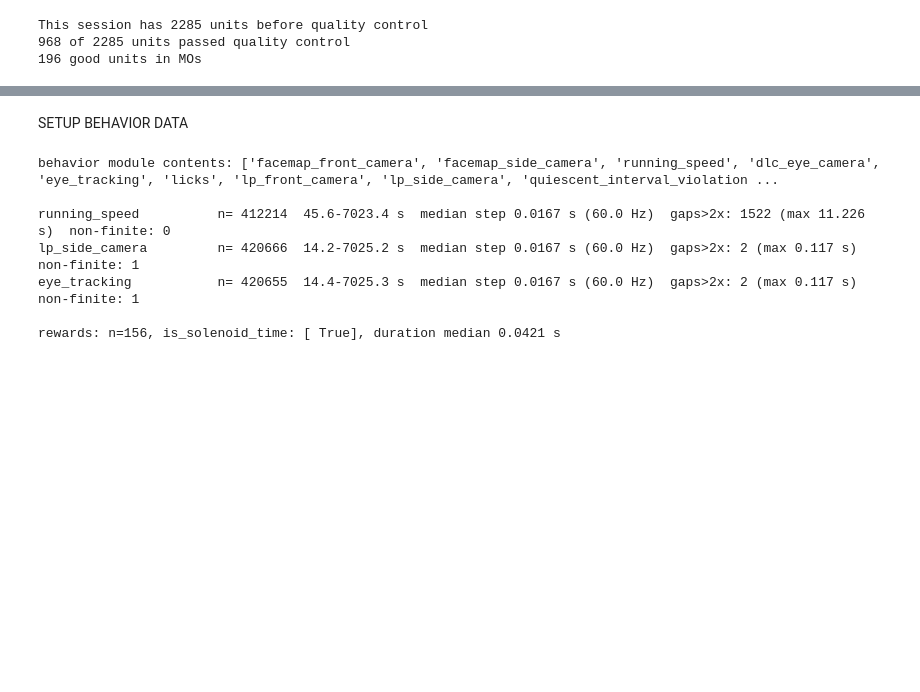
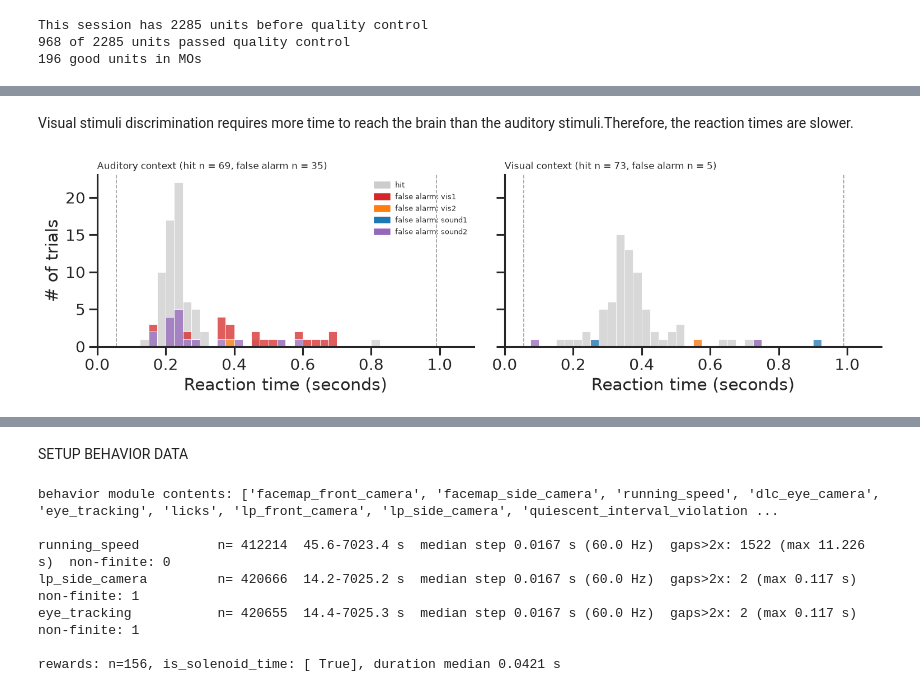
Before and after one commit to tierneydaw1/MisfiringSquad, a Jupyter notebook: code/Expectation.ipynb, the cells around one changed output, grey strips where cells are left out. Cells and saved outputs as stored; diff of their text form; code cells hidden in the pictures; blank space fills up the shorter version.

```diff
--- a/code/Expectation.ipynb
+++ b/code/Expectation.ipynb
@@ -477,0 +289,54 @@ rewarded                  0  142         0
+# %% [markdown]
+Visual stimuli discrimination requires more time to reach the brain than the auditory stimuli.Therefore, the reaction times are slower.
+# %%
+RT_BIN_WIDTH_FA = 0.025       # coarser 25 ms
+FA_STIM_COLORS = {'vis1': 'tab:red', 'vis2': 'tab:orange',
+                  'sound1': 'tab:blue', 'sound2': 'tab:purple'}
+CONTEXT_PANELS = [('aud', 'Auditory context'), ('vis', 'Visual context')]
+
+false_alarm_trials = trials[rt_trial_mask & trials.is_false_alarm
+                            & trials.reaction_time.notna()]
+
+# one hue order across both panels, so a colour means the same thing on each side
+fa_stim_present = [s for s in FA_STIM_COLORS if s in set(false_alarm_trials.stim_name)]
+
+fig, axes = plt.subplots(1, 2, figsize=(13, 4), sharex=True, sharey=True)
+
+for panel_index, (context_value, panel_title) in enumerate(CONTEXT_PANELS):
+    ax = axes[panel_index]
+    panel_hits = trials[rt_trial_mask & trials.is_hit
+                        & (trials.rewarded_modality == context_value)]
+    panel_fa = false_alarm_trials[
+        false_alarm_trials.rewarded_modality == context_value]
+
+    # hits as a grey backdrop, so the false alarms are the readable layer
+    sns.histplot(x=panel_hits.reaction_time, binwidth=RT_BIN_WIDTH_FA,
+                 binrange=(0, RT_AXIS_LIMITS[1]), color='0.8',
+                 edgecolor='white', linewidth=0.5, ax=ax)
+    sns.histplot(data=panel_fa, x='reaction_time', hue='stim_name',
+                 hue_order=fa_stim_present, palette=FA_STIM_COLORS,
+                 multiple='stack', binwidth=RT_BIN_WIDTH_FA,
+                 binrange=(0, RT_AXIS_LIMITS[1]),
+                 edgecolor='white', linewidth=0.5, legend=False, ax=ax)
+
+    ax.axvline(window_start_offset.median(), color='0.6', lw=1, ls='--')
+    ax.axvline(window_stop_offset.median(), color='0.6', lw=1, ls='--')
+    ax.set_xlim(*RT_AXIS_LIMITS)
+    ax.set_xlabel('Reaction time (seconds)')
+    ax.set_title('%s (hit n = %d, false alarm n = %d)'
+                 % (panel_title, len(panel_hits), len(panel_fa)), fontsize=10)
+    sns.despine(ax=ax)
+
+# legend built by hand: covers every stimulus in the data, not just the left panel
+from matplotlib.patches import Patch
+legend_handles = ([Patch(color='0.8', label='hit')]
+                  + [Patch(color=FA_STIM_COLORS[s], label='false alarm: %s' % s)
+                     for s in fa_stim_present])
+axes[0].legend(handles=legend_handles, fontsize=8, frameon=False, loc='upper right')
+
+axes[0].set_ylabel('# of trials')
+axes[1].set_ylabel('')
+fig.tight_layout()
+plt.show()
+# %% [output]
+[figure, added]
```
Also changed, not shown: parts of 20 cells of this notebook.
